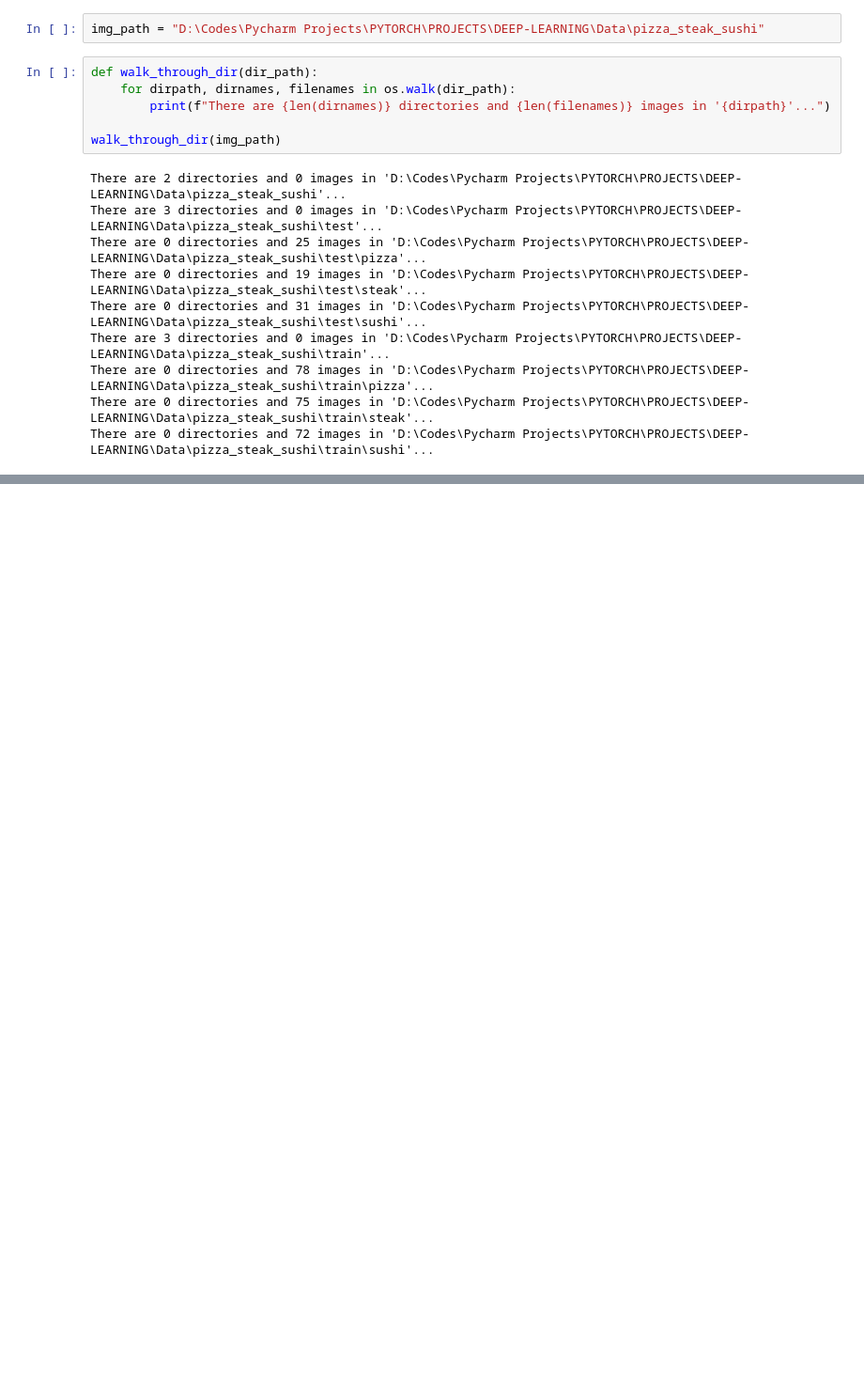
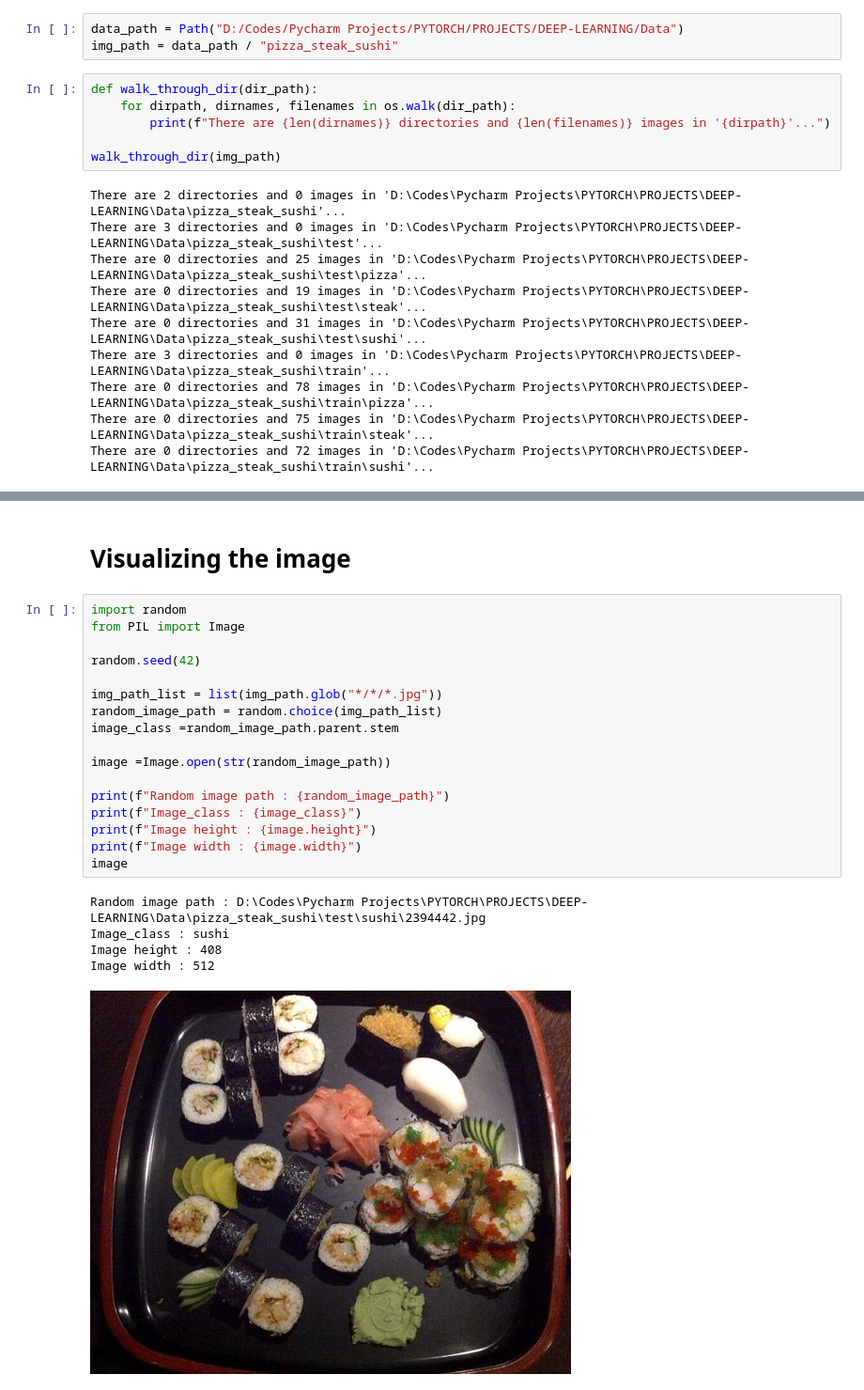
Before and after one commit to Sanket1281/DEEP-LEARNING, a Jupyter notebook: Data-Augmentation.ipynb, the cells around one changed output, grey strips where cells are left out. Shown at 94% size. Saved outputs shown, nothing was run; the diff lists cells and outputs as text; blank space fills up the shorter version.

Commit message:
Added image visualization

```diff
--- a/Data-Augmentation.ipynb
+++ b/Data-Augmentation.ipynb
@@ -16,7 +17,8 @@ device
 # %% [markdown]
 # Getting the data
 # %%
-img_path = "D:\Codes\Pycharm Projects\PYTORCH\PROJECTS\DEEP-LEARNING\Data\pizza_steak_sushi"
+data_path = Path("D:/Codes/Pycharm Projects/PYTORCH/PROJECTS/DEEP-LEARNING/Data")
+img_path = data_path / "pizza_steak_sushi"
 # %%
 def walk_through_dir(dir_path):
     for dirpath, dirnames, filenames in os.walk(dir_path):
@@ -35,0 +46,25 @@ There are 0 directories and 72 images in 'D:\Codes\Pycharm Projects\PYTORCH\PROJ
+# %% [markdown]
+# Visualizing the image
+# %%
+import random
+from PIL import Image
+
+random.seed(42)
+
+img_path_list = list(img_path.glob("*/*/*.jpg"))
+random_image_path = random.choice(img_path_list)
+image_class =random_image_path.parent.stem
+
+image =Image.open(str(random_image_path))
+
+print(f"Random image path : {random_image_path}")
+print(f"Image_class : {image_class}")
+print(f"Image height : {image.height}")
+print(f"Image width : {image.width}")
+image
+# %% [output]
+Random image path : D:\Codes\Pycharm Projects\PYTORCH\PROJECTS\DEEP-LEARNING\Data\pizza_steak_sushi\test\sushi\2394442.jpg
+Image_class : sushi
+Image height : 408
+Image width : 512
+[figure, added]
```
Also changed, not shown: parts of 2 cells of this notebook.
